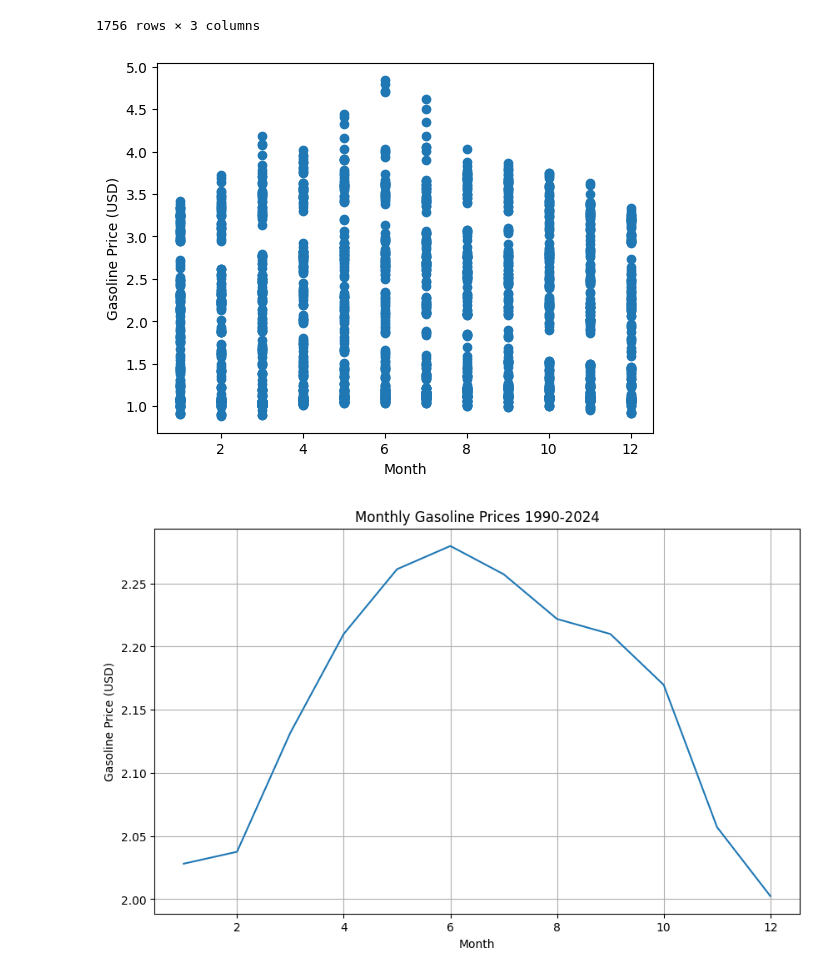
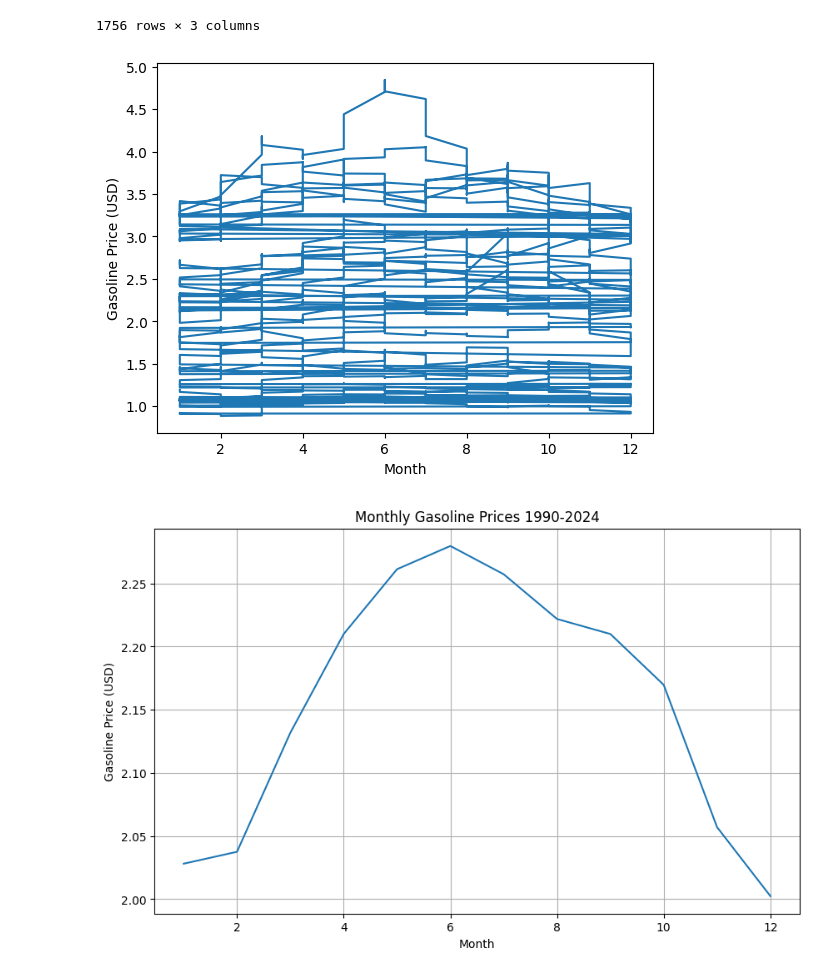
Before and after one commit to SatchelF/Data_Analysis_Project, a Jupyter notebook: avg_gas_monthly.ipynb, the cells around one changed output. Cells and saved outputs as stored; diff of their text form; code cells hidden in the pictures.

```diff
--- a/avg_gas_monthly.ipynb
+++ b/avg_gas_monthly.ipynb
@@ -44,16 +44,16 @@ df
 # %%
 import matplotlib.pyplot as plt
 
-plt.scatter(df['Month'], df['Gas Price'])
+plt.plot(df['Month'], df['Gas Price'])
 
 # Add labels for the x-axis and y-axis
 plt.xlabel('Month')
 plt.ylabel('Gasoline Price (USD)')
 
 # Show the plot
 plt.show()
 # %% [output]
-[figure, old version]
+[figure, new version]
 # %%
 # avg_gas_price = []
 # for i in range(1,13):
```
Also changed, not shown: 3 other files.
